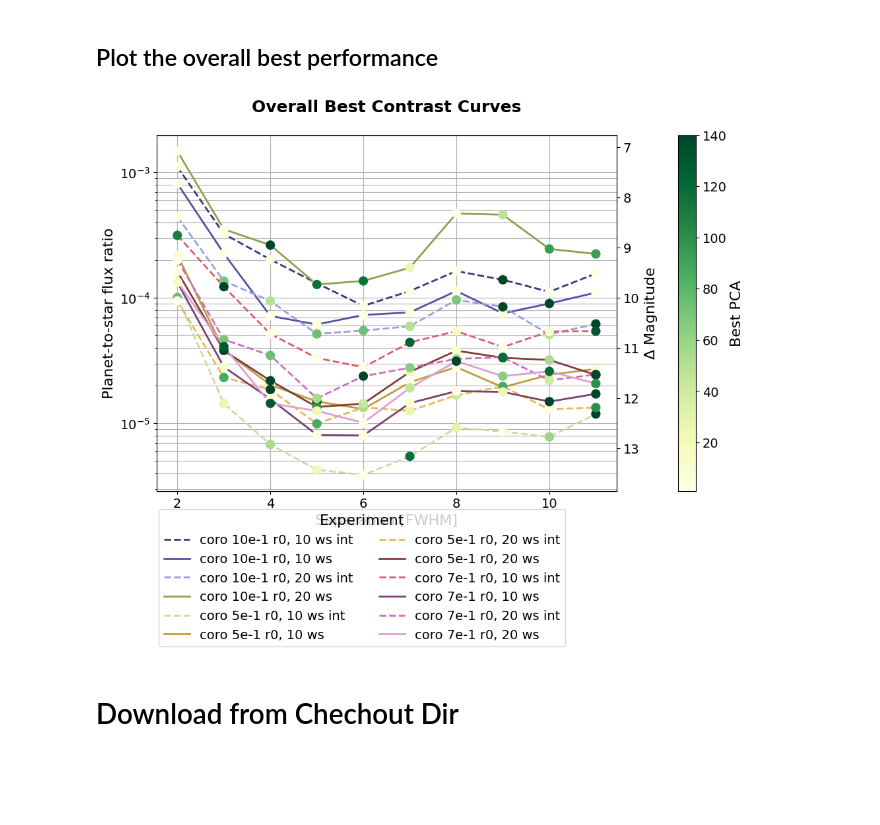
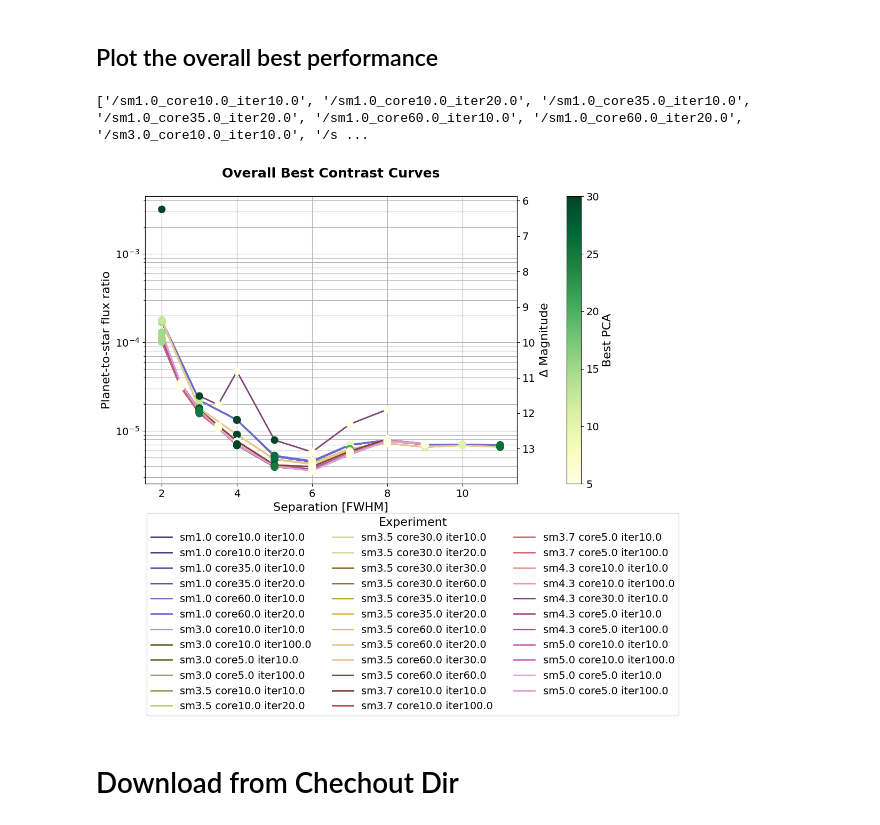
Before and after one commit to noah-bns/ESO_internship, a Jupyter notebook: notebooks/TTest_issue.ipynb, the cells around one changed output. Saved outputs shown, nothing was run; the diff lists cells and outputs as text; code cells hidden in the pictures; blank space fills up the shorter version.

```diff
--- a/notebooks/TTest_issue.ipynb
+++ b/notebooks/TTest_issue.ipynb
@@ -174,10 +202,10 @@ statistical_test = TTest()
 # %%
 contrast_grids = contrast_instance.compute_contrast_grids(
     statistical_test=statistical_test,
-    num_cores=45,
+    num_cores=10,
     num_rot_iter=10,
     #compute_snr_grid=True,
     confidence_level_fpf = gaussian_sigma_2_fpf(5),
-    safety_margin=3.5,
+    safety_margin=4,
     pixel_scale=None)
 # %% [output]
@@ -418,3 +442,15 @@ def plot_contrast_curves(
     #     bbox_extra_artists=(leg1,),
     # )
     return result
+# %%
+factor = dit_psf / dit_science
+mean_psf = psf_int
+cube_coro = sc_img_int
+unaberrated_PSF = np.load("/home/aosimul/noah/data/ghost_images/10_20ws/psf_uncorrelated.npy")
+
+mean_psf_coro = factor * np.mean(cube_coro, axis = 0)
+peak = unaberrated_PSF.max()
+r0, y_unaber, _ = radial_profile_pre(unaberrated_PSF / peak, 1)
+_, raw, _ = radial_profile_pre(mean_psf_coro / peak, 1)
+r = np.float64(r0) / calculate_fwhm(mean_psf)
+strehl = mean_psf.max() / peak
@@ -421,6 +461,6 @@ def plot_contrast_curves(
 # %%
-safety_margins = [3.6] #np.linspace(3.0, 3.5, 5)
-num_cores = [10] #np.linspace(10, 60, 3)
+safety_margins = [5] #np.linspace(3, 5, 4)
+num_cores = [5] #np.linspace(10, 60, 3)
 num_rot_iters = [10]
 
 for sm in safety_margins:
@@ -436,9 +476,9 @@ for sm in safety_margins:
                 safety_margin=sm,
                 pixel_scale=None)
 
-            rangey      = (14, 8)
+            rangey      = (15, 4)
 
-            result = plot_contrast_curves(contrast_grids[0], rangey, cmap = 'winter', title =(r"$5 \sigma_{\mathcal{N}}$ Contrast Curves" +f"\n{T}"))
+            result = plot_contrast_curves_(contrast_grids[0], rangey, raw_contrast= (r, raw, strehl), cmap = 'winter', title =(r"$5 \sigma_{\mathcal{N}}$ Contrast Curves" +f"\n{T}"))
             #plt.savefig(f'{name}.png', bbox_inches="tight", pad_inches=0.15)
             result.to_hdf(
                 "/home/aosimul/noah/results/animations/overall_best.h5",
@@ -859,14 +892,15 @@ save_grid_animation(contrast_grids[1], curves_output_path, 'test')
 #df = pd.read_hdf(f"{curves_output_path}/overall_best.h5", key = '')
 curves_output_path = '/home/aosimul/noah/results/animations'
 
-with pd.HDFStore(f"{curves_output_path}/overall_best.h5") as store:
-    #store.remove("coro_0.5r0_10windspeed_int") with mode='a' above
+with pd.HDFStore(f"{curves_output_path}/overall_best.h5", mode='a') as store:
+    store.remove("sm5.2_core10.0_iter10.0") #with mode='a' above
     print(store.keys())
 
 #df = pd.read_hdf(f"{curves_output_path}/overall_best.h5", key = 'coro_0.5r0_10windspeed_int')
-df
+# %% [output]
+['/sm1.0_core10.0_iter10.0', '/sm1.0_core10.0_iter20.0', '/sm1.0_core35.0_iter10.0', '/sm1.0_core35.0_iter20.0', '/sm1.0_core60.0_iter10.0', '/sm1.0_core60.0_iter20.0', '/sm3.0_core10.0_iter10.0', '/s ...
 # %%
-def plot_all_best(curves_output_path):
+def plot_all_best_anim(curves_output_path):
     with pd.HDFStore(f"{curves_output_path}/overall_best.h5") as store:
         fig, ax = plt.subplots(figsize=(12, 7))
         gs0 = fig.add_gridspec(1, 1)
@@ -919,7 +953,7 @@ def plot_all_best(curves_output_path):
                 else '-'
             )
 
-            label =   key.strip("/").replace('_', ' ').replace('windspeed', ' ws').replace('r0', 'e-1 r0,').replace('pred', '')
+            label =   key.strip("/").replace('_', ' ').replace('windspeed', ' ws').replace('r0', 'e-1 r0,')
             ax.semilogy(
                 df.index,
                 df["best_contrast"],
@@ -943,8 +977,8 @@ def plot_all_best(curves_output_path):
         leg1 = fig.legend(
             fontsize=14,
             loc="lower left",
-            bbox_to_anchor=(0.12, -(0.02 * len(store.keys()))),
-            ncol=2,
+            bbox_to_anchor=(0.12, -(0.015 * len(store.keys()))),
+            ncol=3,
             title="Experiment",
             title_fontsize=16,
         )
@@ -961,36 +995,36 @@ def plot_all_best(curves_output_path):
         fontsize=16,
     )
 
     cbar.ax.tick_params(labelsize=14)
     ax.set_title(
             'Overall Best Contrast Curves',
             fontsize=18, fontweight="bold", y=1.05)
 
     ax.set_xlabel("Separation [FWHM]", fontsize=16)
     ax.set_ylabel("Planet-to-star flux ratio", fontsize=16)
     ax.tick_params(axis="both", which="major", labelsize=14)
     ax.grid(which='both')
     ax_mag = ax.twinx()
     ymin, ymax = ax.get_ylim()
     #ax.set_ylim((ymin), (ymax))
     ax_mag.set_ylim(flux_ratio2mag(ymin), flux_ratio2mag(ymax))
     ax_mag.set_ylabel(r"$\Delta$ Magnitude", fontsize=16)
     # ax_mag = ax.secondary_yaxis(
     #     "right",
     #     functions=(flux_ratio2mag, mag2flux_ratio)  # (forward, inverse)
     # )
     ax_mag.tick_params(axis="both", which="major", labelsize=14)
 
     plt.savefig(f"{(curves_output_path)}/Overall_Best_Contrast.png",
             bbox_inches="tight",
             bbox_extra_artists=(leg1,),
         )
 
 curves_output_path = '/home/aosimul/noah/src/pipeline_ADI/results/contrast'
-#curves_output_path = '/home/aosimul/noah/results/animations'
-plot_all_best(curves_output_path)
+curves_output_path = '/home/aosimul/noah/results/animations'
+plot_all_best_anim(curves_output_path)
 # %% [output]
-[figure, old version]
+[figure, new version]
 # %% [markdown]
 # Download from Chechout Dir
 # %%
```
Also changed, not shown: parts of 9 cells of this notebook, 21 other files.
